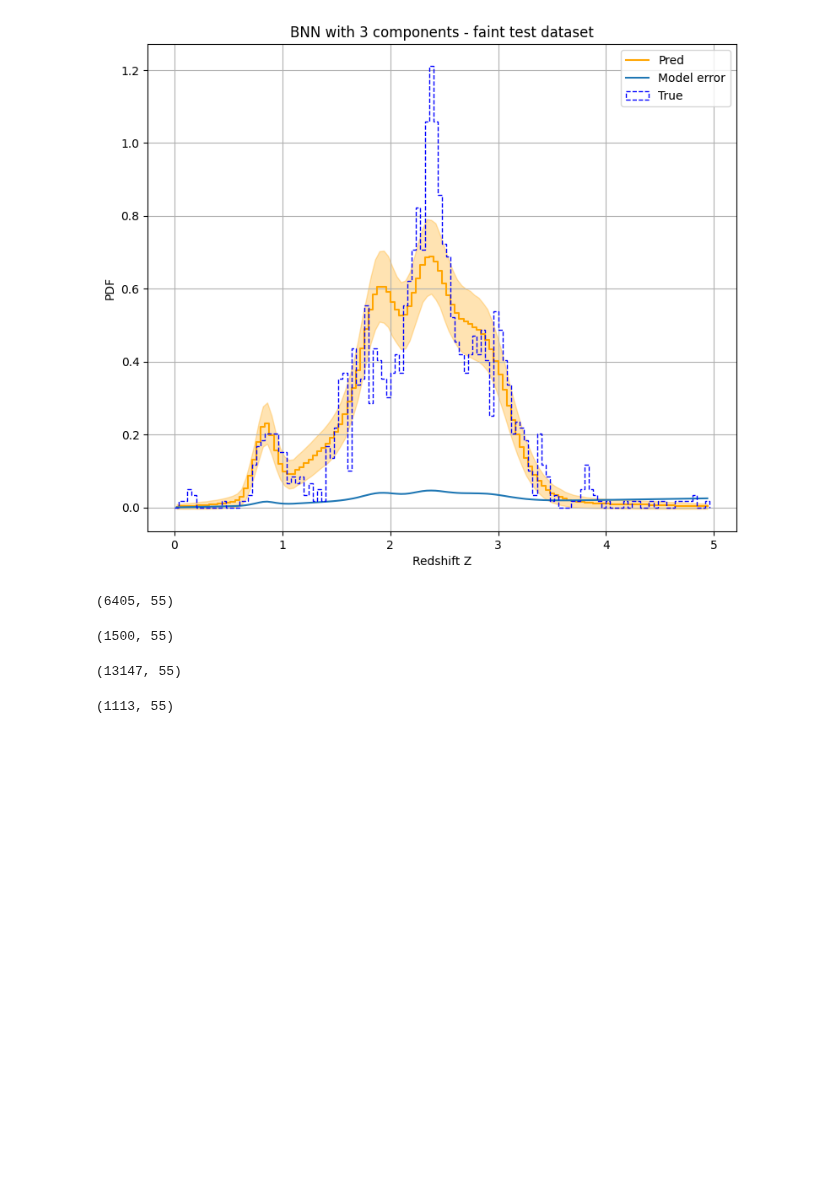
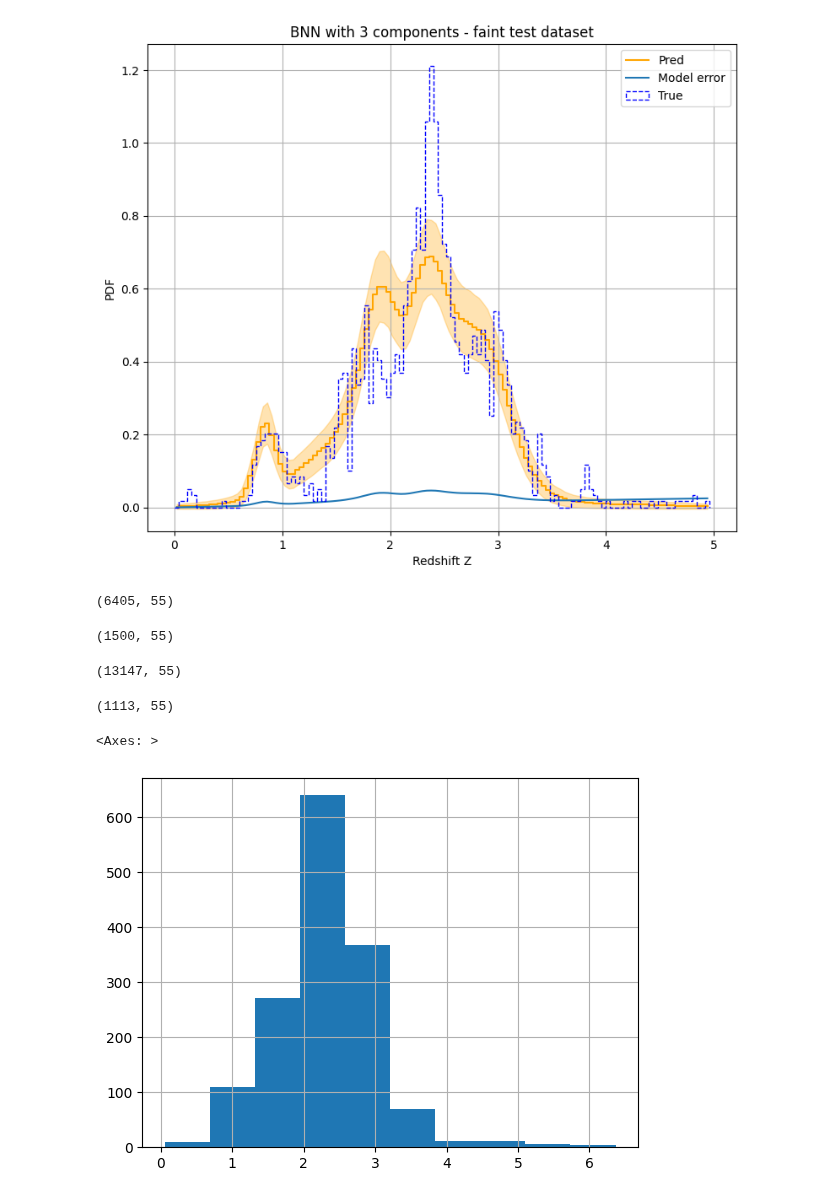
Before and after one commit to kacper-drabicki/redshift, a Jupyter notebook: notebooks/cumulative_distributions.ipynb, the cells around one changed output. Saved outputs shown, nothing was run; the diff lists cells and outputs as text; code cells hidden in the pictures; blank space fills up the shorter version.

```diff
--- a/notebooks/cumulative_distributions.ipynb
+++ b/notebooks/cumulative_distributions.ipynb
@@ -177,3 +177,8 @@ X_test_NM.shape
 X_test_OM.shape
 # %% [output]
 (1113, 55)
+# %%
+y_faint_OM.hist()
+# %% [output]
+<Axes: >
+[figure, added]
```
Also changed, not shown: 7 other files.
